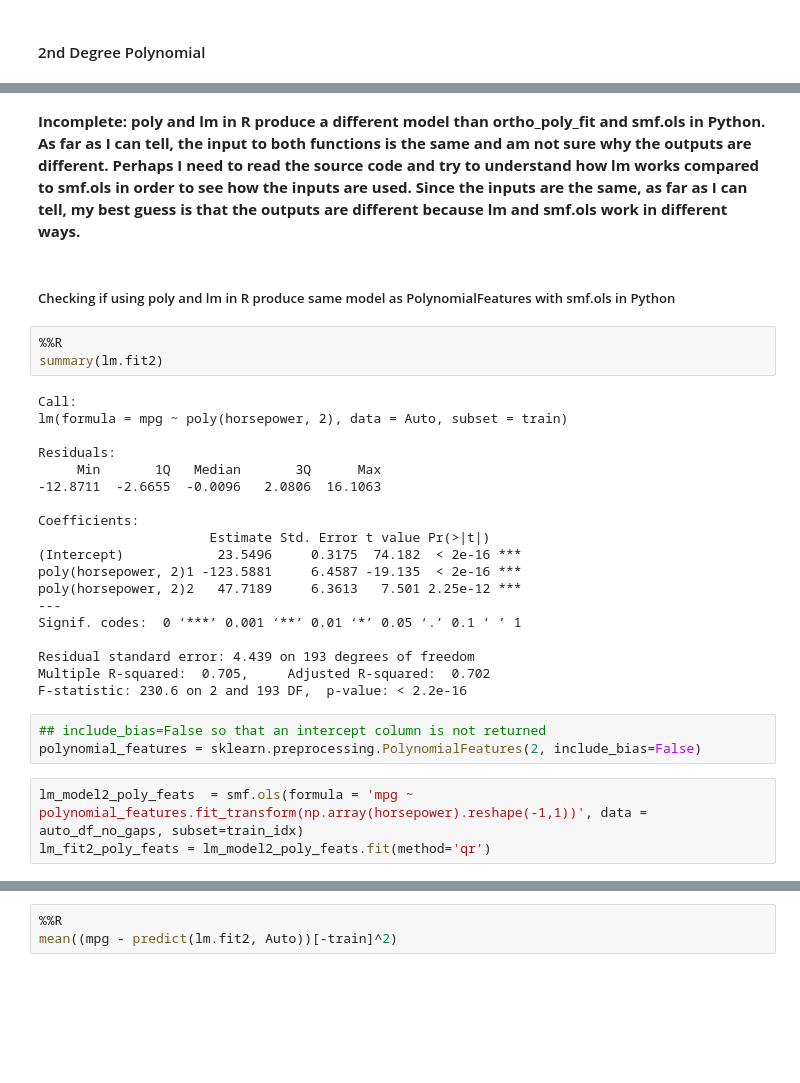
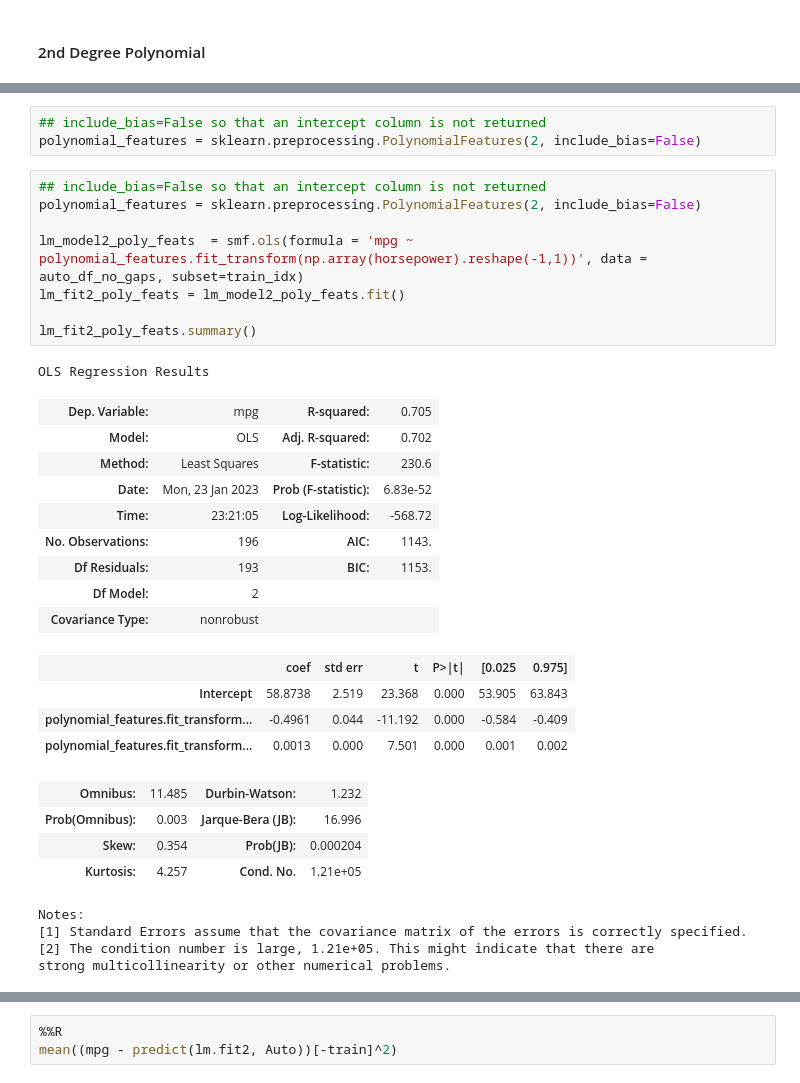
Before and after one commit to papir805/ISLR2, a Jupyter notebook: Python/chp5 - Resampling Methods/labs/chp_5_lab_me.ipynb, the cells around one changed output, grey strips where cells are left out. Cells and saved outputs as stored; diff of their text form; blank space fills up the shorter version.

```diff
--- a/Python/chp5 - Resampling Methods/labs/chp_5_lab_me.ipynb
+++ b/Python/chp5 - Resampling Methods/labs/chp_5_lab_me.ipynb
@@ -449,32 +138,34 @@ Notes:
-# %% [markdown]
-**Incomplete: poly and lm in R produce a different model than ortho_poly_fit and smf.ols in Python.  As far as I can tell, the input to both functions is the same and am not sure why the outputs are different.  Perhaps I need to read the source code and try to understand how lm works compared to smf.ols in order to see how the inputs are used.  Since the inputs are the same, as far as I can tell, my best guess is that the outputs are different because lm and smf.ols work in different ways.**
-# %% [markdown]
-##### Checking if using poly and lm in R produce same model as PolynomialFeatures with smf.ols in Python
-# %%
-%%R
-summary(lm.fit2)
-# %% [output]
-Call:
-lm(formula = mpg ~ poly(horsepower, 2), data = Auto, subset = train)
-
-Residuals:
-     Min       1Q   Median       3Q      Max
--12.8711  -2.6655  -0.0096   2.0806  16.1063
-
-Coefficients:
-                      Estimate Std. Error t value Pr(>|t|)
-(Intercept)            23.5496     0.3175  74.182  < 2e-16 ***
-poly(horsepower, 2)1 -123.5881     6.4587 -19.135  < 2e-16 ***
-poly(horsepower, 2)2   47.7189     6.3613   7.501 2.25e-12 ***
----
-Signif. codes:  0 ‘***’ 0.001 ‘**’ 0.01 ‘*’ 0.05 ‘.’ 0.1 ‘ ’ 1
-
-Residual standard error: 4.439 on 193 degrees of freedom
-Multiple R-squared:  0.705,     Adjusted R-squared:  0.702
-F-statistic: 230.6 on 2 and 193 DF,  p-value: < 2.2e-16
 # %%
 ## include_bias=False so that an intercept column is not returned
 polynomial_features = sklearn.preprocessing.PolynomialFeatures(2, include_bias=False)
 # %%
+## include_bias=False so that an intercept column is not returned
+polynomial_features = sklearn.preprocessing.PolynomialFeatures(2, include_bias=False)
+
 lm_model2_poly_feats  = smf.ols(formula = 'mpg ~ polynomial_features.fit_transform(np.array(horsepower).reshape(-1,1))', data = auto_df_no_gaps, subset=train_idx)
-lm_fit2_poly_feats = lm_model2_poly_feats.fit(method='qr')
+lm_fit2_poly_feats = lm_model2_poly_feats.fit()
+
+lm_fit2_poly_feats.summary()
+# %% [output]
+OLS Regression Results
+| Dep. Variable: | mpg | R-squared: | 0.705 |
+| Model: | OLS | Adj. R-squared: | 0.702 |
+| Method: | Least Squares | F-statistic: | 230.6 |
+| Date: | Mon, 23 Jan 2023 | Prob (F-statistic): | 6.83e-52 |
+| Time: | 23:21:05 | Log-Likelihood: | -568.72 |
+| No. Observations: | 196 | AIC: | 1143. |
+| Df Residuals: | 193 | BIC: | 1153. |
+| Df Model: | 2 |  |  |
+| Covariance Type: | nonrobust |  |  |
+|  | coef | std err | t | P>|t| | [0.025 | 0.975] |
+| Intercept | 58.8738 | 2.519 | 23.368 | 0.000 | 53.905 | 63.843 |
+| polynomial_features.fit_transform... | -0.4961 | 0.044 | -11.192 | 0.000 | -0.584 | -0.409 |
+| polynomial_features.fit_transform... | 0.0013 | 0.000 | 7.501 | 0.000 | 0.001 | 0.002 |
+| Omnibus: | 11.485 | Durbin-Watson: | 1.232 |
+| Prob(Omnibus): | 0.003 | Jarque-Bera (JB): | 16.996 |
+| Skew: | 0.354 | Prob(JB): | 0.000204 |
+| Kurtosis: | 4.257 | Cond. No. | 1.21e+05 |
+Notes:
+[1] Standard Errors assume that the covariance matrix of the errors is correctly specified.
+[2] The condition number is large, 1.21e+05. This might indicate that there are
+strong multicollinearity or other numerical problems.
```
Also changed, not shown: parts of 147 cells of this notebook, 1 other file.
